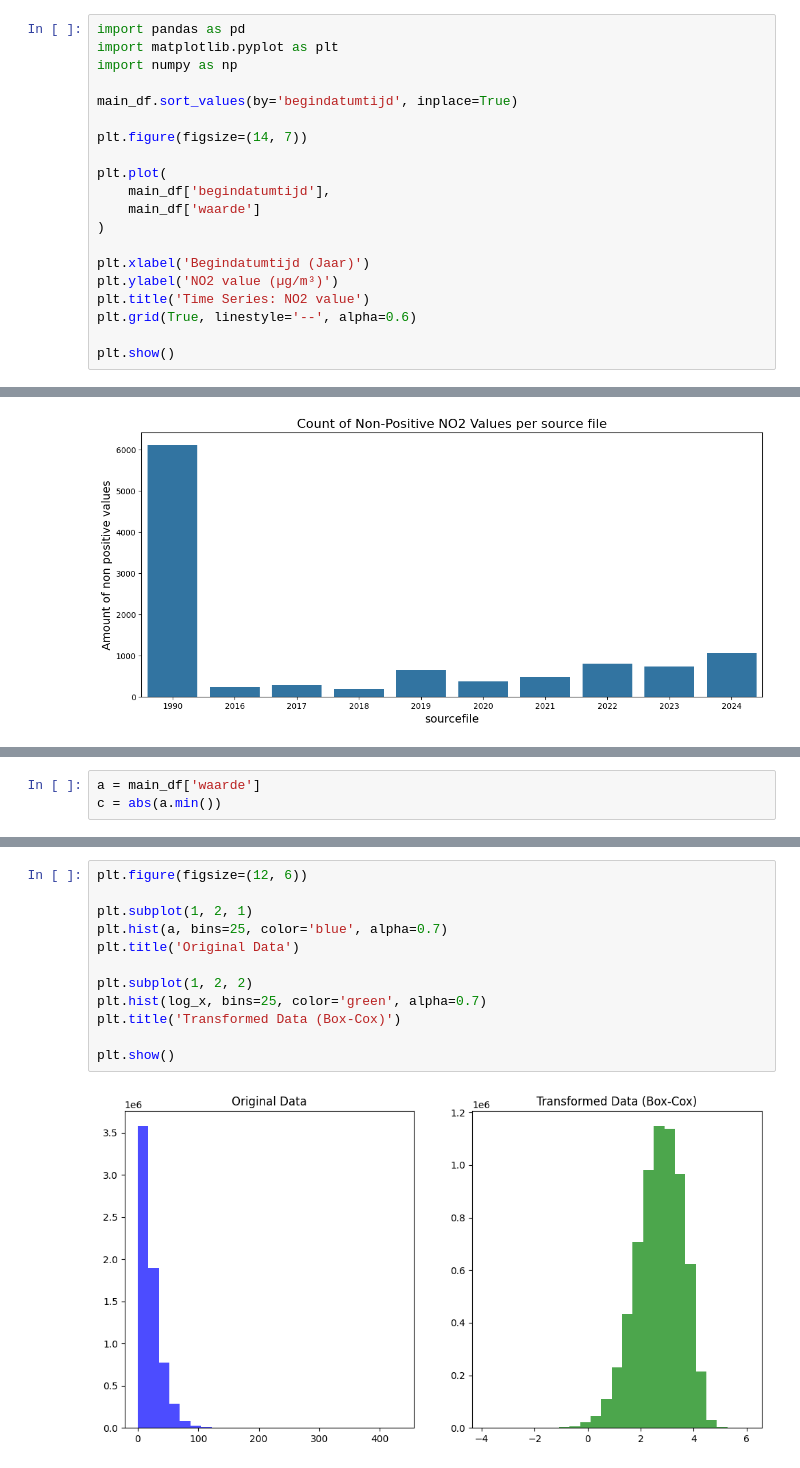
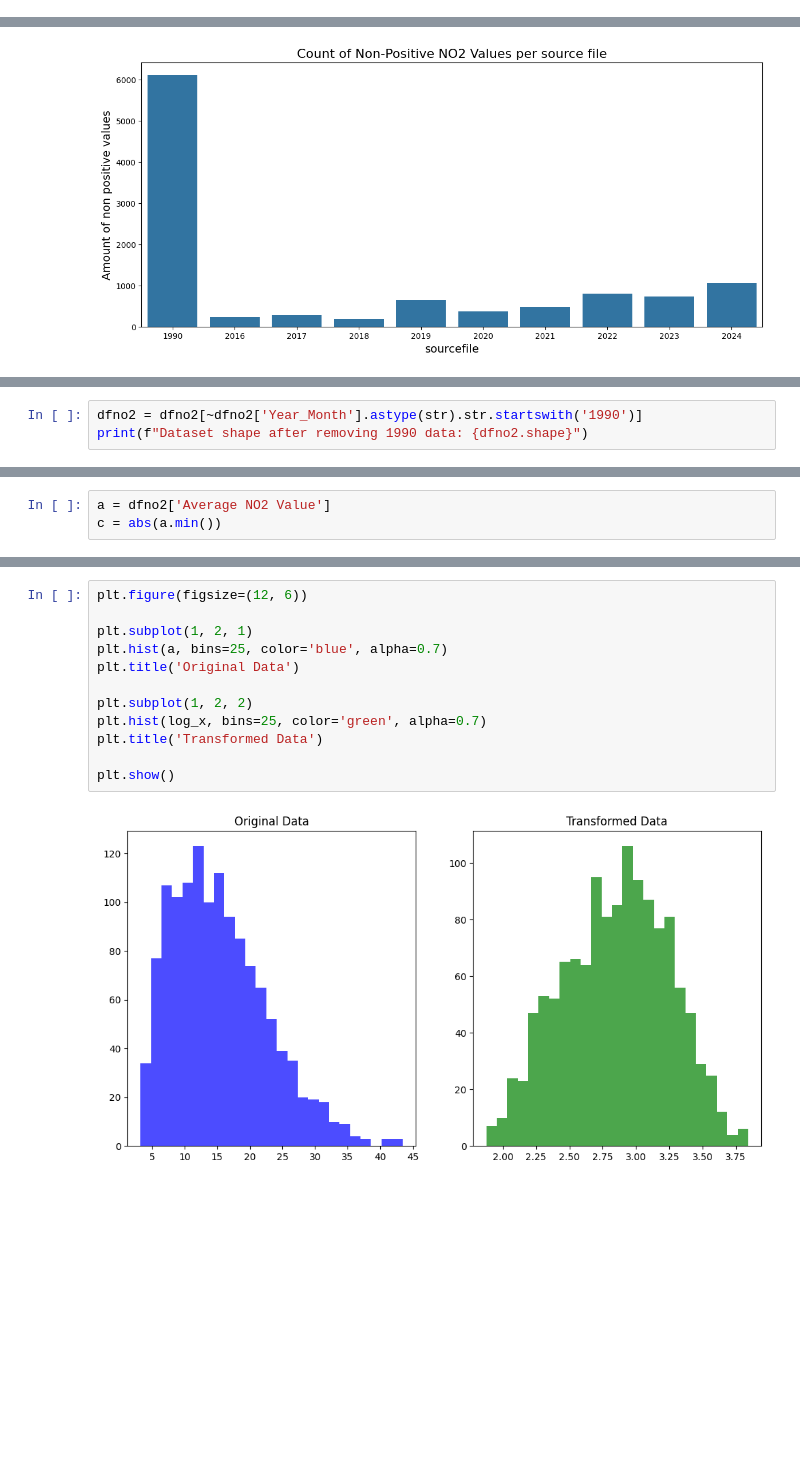
Before and after one commit to R-Zaid/DSS-project, a Jupyter notebook: main/Preprocessors/NO2_dataset.ipynb, the cells around one changed output, grey strips where cells are left out. Cells and saved outputs as stored; diff of their text form; blank space fills up the shorter version.

```diff
--- a/main/Preprocessors/NO2_dataset.ipynb
+++ b/main/Preprocessors/NO2_dataset.ipynb
@@ -312,26 +266,6 @@ plt.xlabel("NO2 value in micograms per cubic meter")
 plt.show()
 # %% [output]
 [figure]
-# %%
-import pandas as pd
-import matplotlib.pyplot as plt
-import numpy as np
-
-main_df.sort_values(by='begindatumtijd', inplace=True)
-
-plt.figure(figsize=(14, 7))
-
-plt.plot(
-    main_df['begindatumtijd'],
-    main_df['waarde']
-)
-
-plt.xlabel('Begindatumtijd (Jaar)')
-plt.ylabel('NO2 value (µg/m³)')
-plt.title('Time Series: NO2 value')
-plt.grid(True, linestyle='--', alpha=0.6)
-
-plt.show()
 # %% [markdown]
 ## Duplicate instances
 # %%
@@ -592,0 +676,3 @@ Name: waarde, dtype: float64
+# %%
+dfno2 = dfno2[~dfno2['Year_Month'].astype(str).str.startswith('1990')]
+print(f"Dataset shape after removing 1990 data: {dfno2.shape}")
@@ -593,5 +683,5 @@ Name: waarde, dtype: float64
 # %%
-a = main_df['waarde']
+a = dfno2['Average NO2 Value']
 c = abs(a.min())
 # %%
 import numpy as np
@@ -634,17 +726,17 @@ plt.show()
 # %%
 plt.figure(figsize=(12, 6))
 
 plt.subplot(1, 2, 1)
 plt.hist(a, bins=25, color='blue', alpha=0.7)
 plt.title('Original Data')
 
 plt.subplot(1, 2, 2)
 plt.hist(log_x, bins=25, color='green', alpha=0.7)
-plt.title('Transformed Data (Box-Cox)')
+plt.title('Transformed Data')
 
 plt.show()
 # %% [output]
-[figure, old version]
+[figure, new version]
 # %%
 %pip install scikit-learn
 from sklearn.preprocessing import StandardScaler
```
Also changed, not shown: parts of 37 cells of this notebook.
